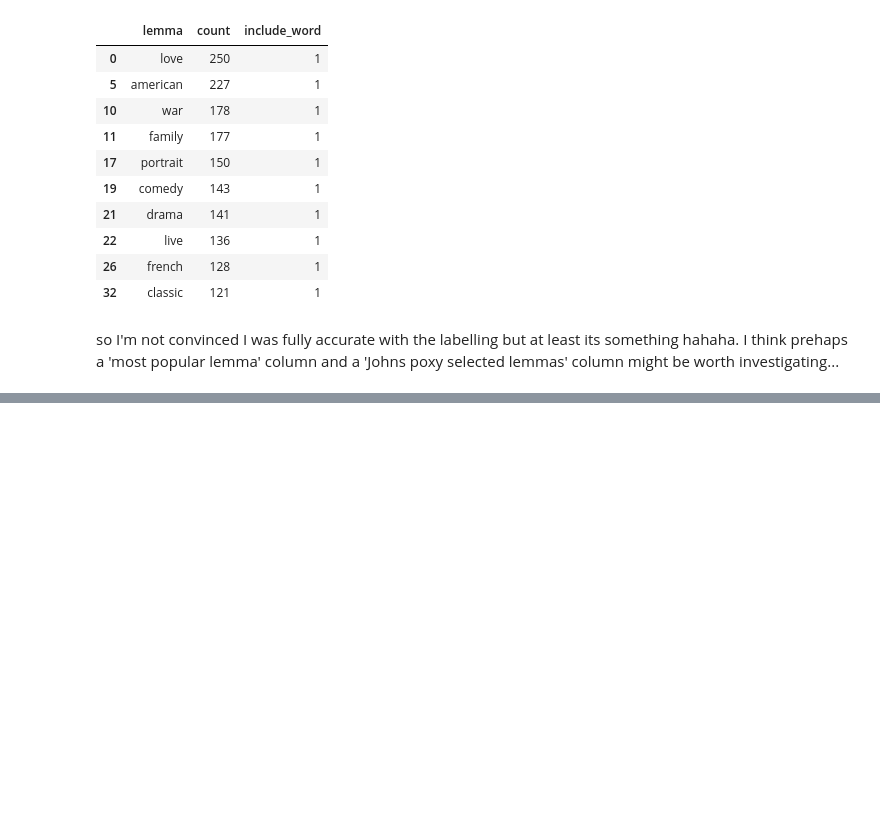
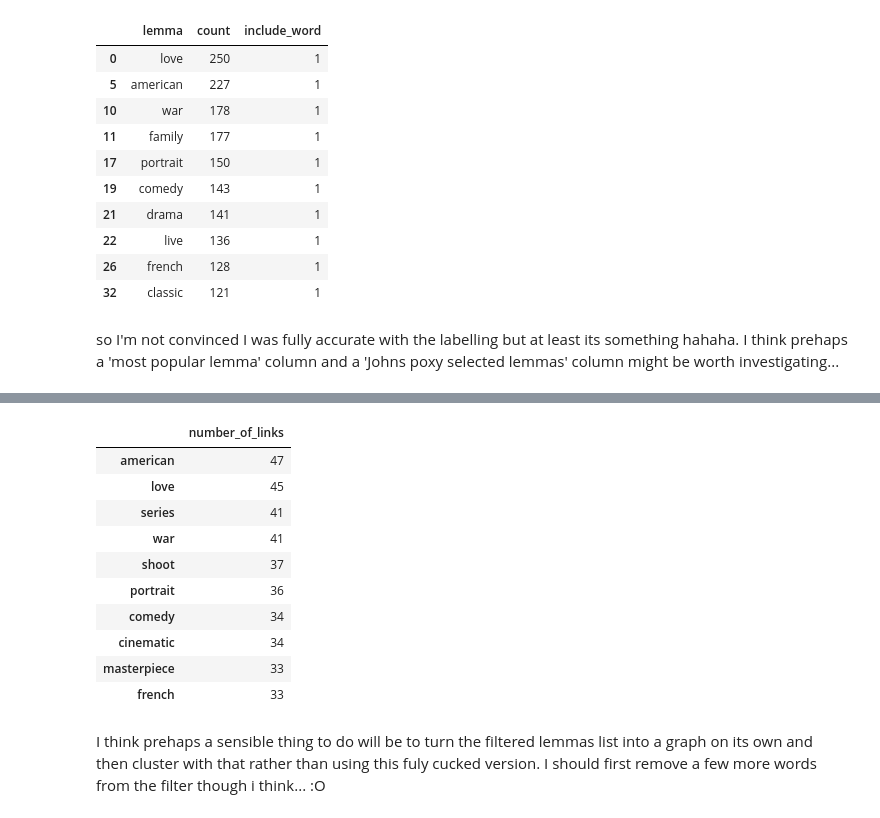
Before and after one commit to JohnStokes228/movie_eda, a Jupyter notebook: initial_eda.ipynb, the cells around one changed output, grey strips where cells are left out. Drawn from its saved outputs; the diff is of its cells as text; code cells hidden in the pictures; blank space fills up the shorter version.

```diff
--- a/initial_eda.ipynb
+++ b/initial_eda.ipynb
@@ -462,0 +488,23 @@ df.to_csv('data/criterion_cleaned.csv', index=False)
+# %%
+lemma_links = {}
+
+for lemma in G.nodes:
+    lemma_links[lemma] = len(G[lemma])
+
+lemma_links = pd.Series(lemma_links, name='number_of_links').to_frame().sort_values('number_of_links', ascending=False)
+
+lemma_links.head(10)
+# %% [output]
+|  | number_of_links |
+| american | 47 |
+| love | 45 |
+| series | 41 |
+| war | 41 |
+| shoot | 37 |
+| portrait | 36 |
+| comedy | 34 |
+| cinematic | 34 |
+| masterpiece | 33 |
+| french | 33 |
+# %% [markdown]
+I think prehaps a sensible thing to do will be to turn the filtered lemmas list into a graph on its own and then cluster with that rather than using this fuly cucked version. I should first remove a few more words from the filter though i think... :O
```
Also changed, not shown: parts of 8 cells of this notebook.
